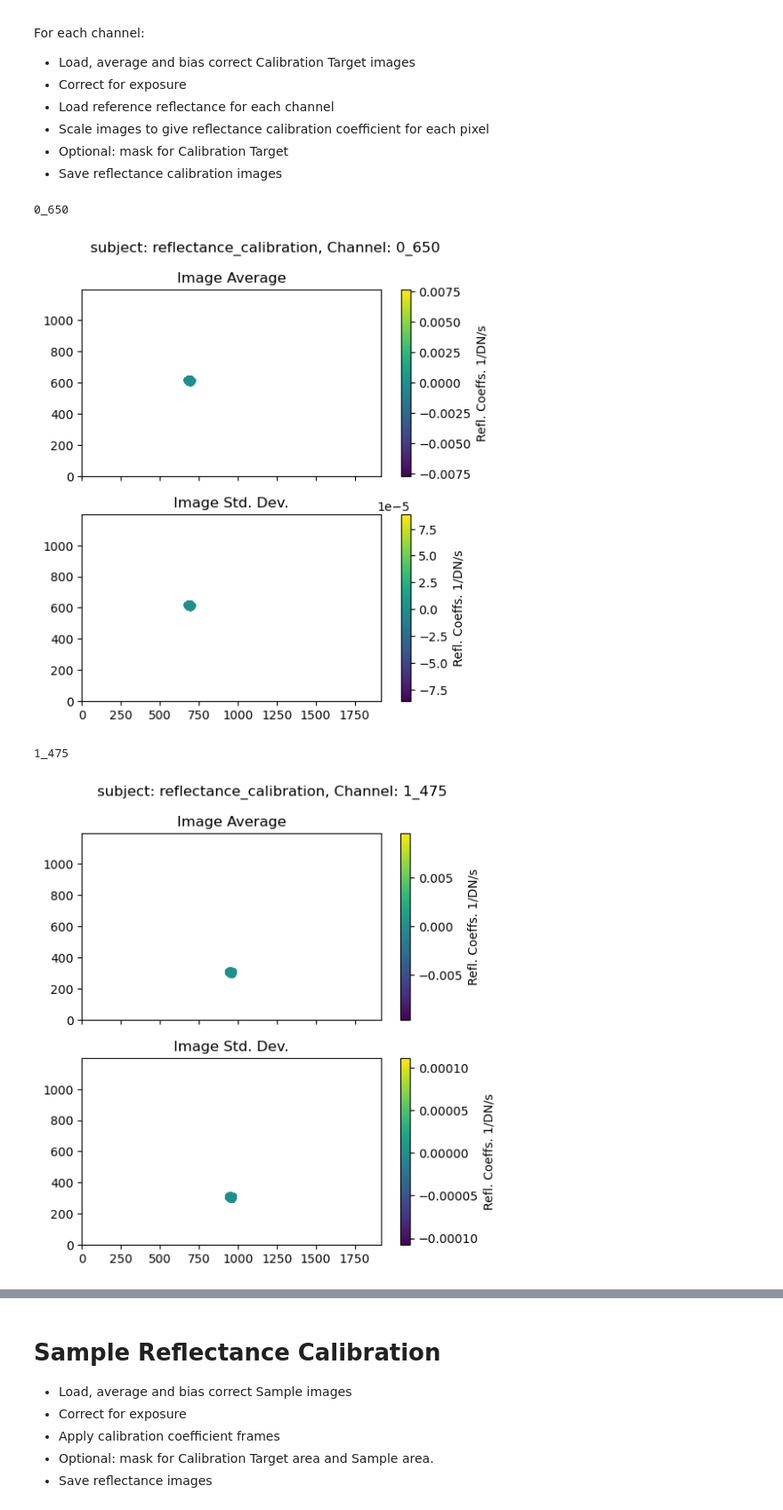
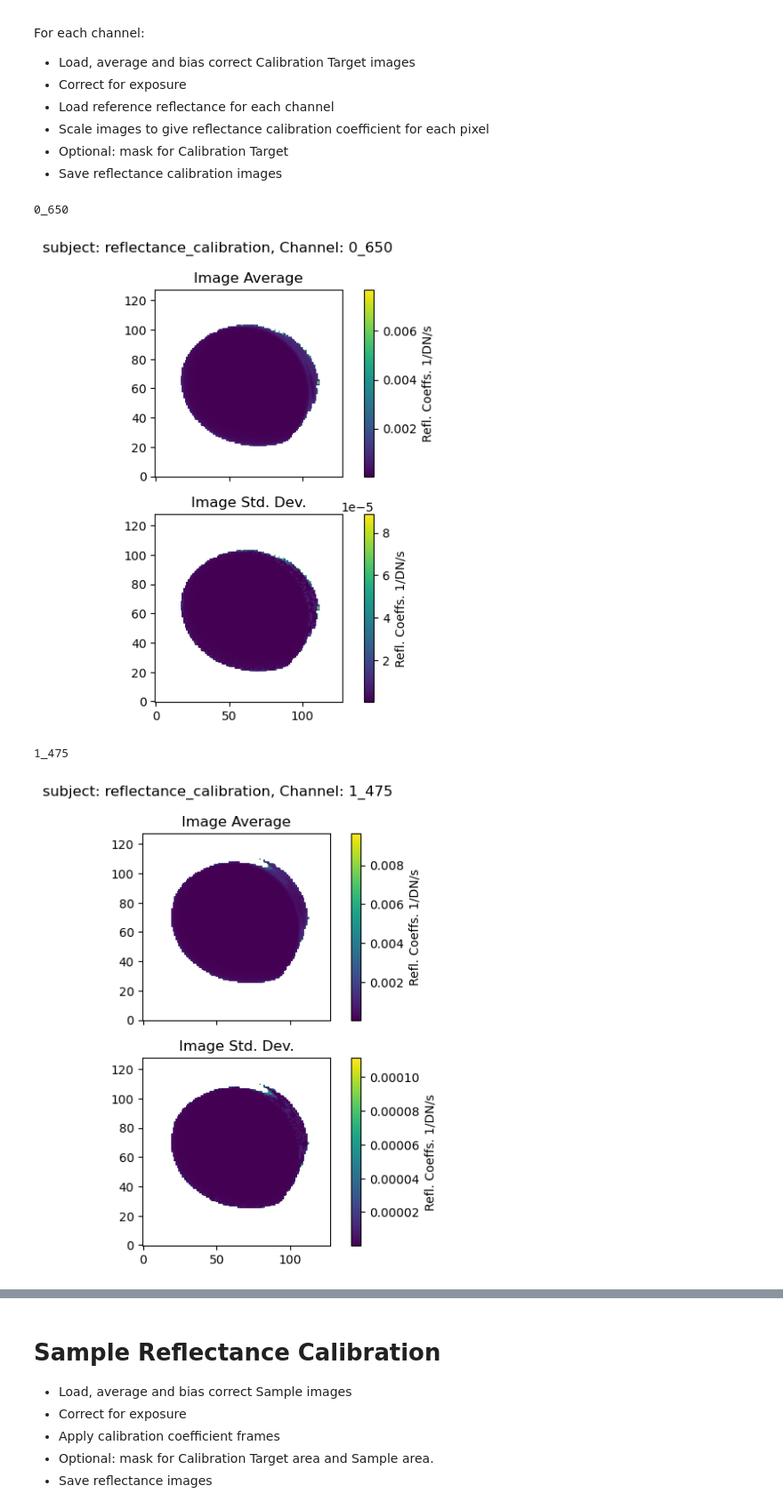
Before and after one commit to rbstabbins/orochi_simulator_control, a Jupyter notebook: notebooks/multichannel_reflectance_stereo_processing.ipynb, the cells around one changed output, grey strips where cells are left out. Shown at 89% size. Drawn from its saved outputs; the diff is of its cells as text; code cells hidden in the pictures.

```diff
--- a/notebooks/multichannel_reflectance_stereo_processing.ipynb
+++ b/notebooks/multichannel_reflectance_stereo_processing.ipynb
@@ -43,32 +43,32 @@ For each channel:
 # %%
 target = 'reflectance_calibration'
 channels = sorted(list(Path('..', 'data', target).glob('[!.]*')))
 cali_coeffs = {} # store the calibration objects in a dictionary
 for channel_path in channels:
     channel = channel_path.name
     print(channel)
     # load the calibration target images
     cali = osp.LightImage(target, channel)
     cali.image_load()
     # check the mean level
 
     # load the calibration target dark frames
     dark_cali = osp.DarkImage(target, channel)
     dark_cali.image_load()
     # check the mean level
 
     # subtract the dark frame
     cali.dark_subtract(dark_cali)
     # apply exposure correction
     cali.correct_exposure()
     # compute calibration coefficient image
     cali_coeff = osp.CalibrationImage(cali)
     cali_coeff.compute_reflectance_coefficients()
-    cali_coeff.image_display()
+    cali_coeff.image_display(roi=True)
     cali_coeffs[channel] = cali_coeff
 # %% [output]
 0_650
-[figure, old version]
+[figure, new version]
 1_475
-[figure, old version]
+[figure, new version]
 2_550
```
Also changed, not shown: parts of 3 cells of this notebook, 1 other file.
